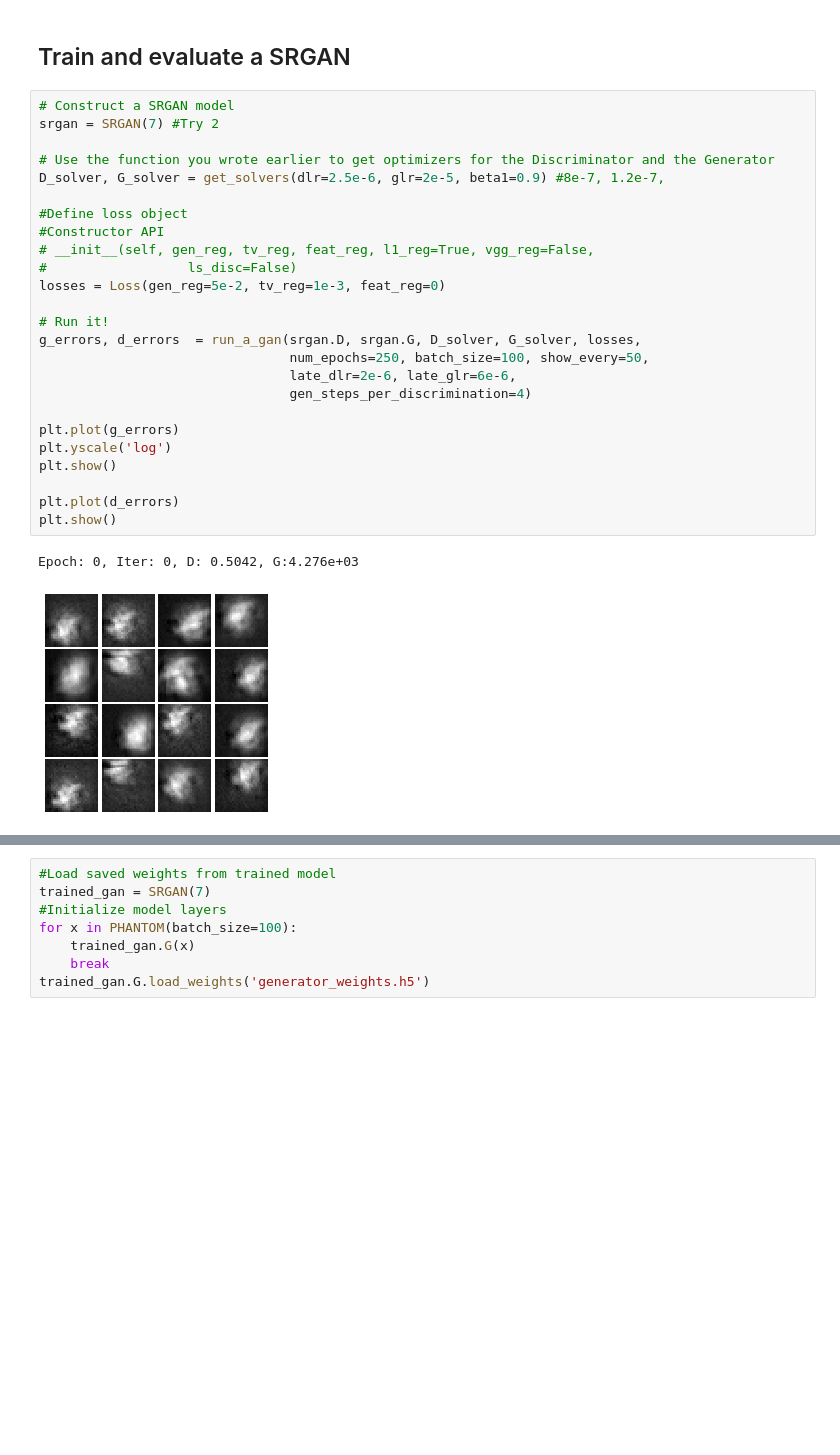
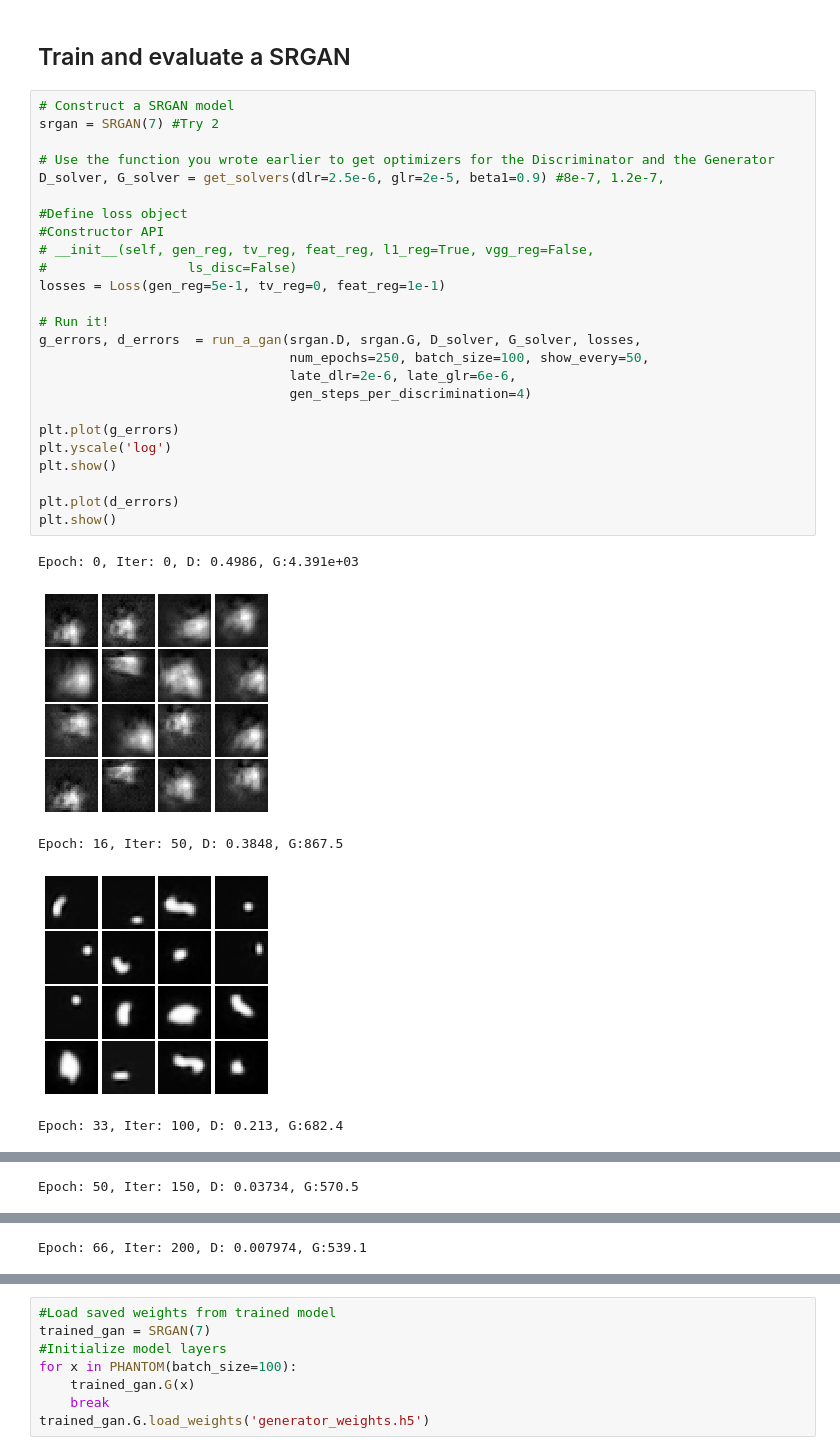
Before and after one commit to priyakasimbeg/cs231n, a Jupyter notebook: deployGAN.ipynb, the cells around one changed output, grey strips where cells are left out. Saved outputs shown, nothing was run; the diff lists cells and outputs as text; blank space fills up the shorter version.

```diff
--- a/deployGAN.ipynb
+++ b/deployGAN.ipynb
@@ -38,28 +38,31 @@ Epoch: 26, Iter: 80, D: 0.008194, G:1.845
 # %%
 # Construct a SRGAN model
 srgan = SRGAN(7) #Try 2
 
 # Use the function you wrote earlier to get optimizers for the Discriminator and the Generator
 D_solver, G_solver = get_solvers(dlr=2.5e-6, glr=2e-5, beta1=0.9) #8e-7, 1.2e-7,
 
 #Define loss object
 #Constructor API
 # __init__(self, gen_reg, tv_reg, feat_reg, l1_reg=True, vgg_reg=False,
 #                  ls_disc=False)
-losses = Loss(gen_reg=5e-2, tv_reg=1e-3, feat_reg=0)
+losses = Loss(gen_reg=5e-1, tv_reg=0, feat_reg=1e-1)
 
 # Run it!
 g_errors, d_errors  = run_a_gan(srgan.D, srgan.G, D_solver, G_solver, losses,
                                 num_epochs=250, batch_size=100, show_every=50,
                                 late_dlr=2e-6, late_glr=6e-6,
                                 gen_steps_per_discrimination=4)
 
 plt.plot(g_errors)
 plt.yscale('log')
 plt.show()
 
 plt.plot(d_errors)
 plt.show()
 # %% [output]
-Epoch: 0, Iter: 0, D: 0.5042, G:4.276e+03
+Epoch: 0, Iter: 0, D: 0.4986, G:4.391e+03
-[figure, old version]
+[figure, new version]
+Epoch: 16, Iter: 50, D: 0.3848, G:867.5
+[figure, added]
+Epoch: 33, Iter: 100, D: 0.213, G:682.4
@@ -65,0 +70 @@ Epoch: 0, Iter: 0, D: 0.5042, G:4.276e+03
+Epoch: 50, Iter: 150, D: 0.03734, G:570.5
@@ -65,0 +72 @@ Epoch: 0, Iter: 0, D: 0.5042, G:4.276e+03
+Epoch: 66, Iter: 200, D: 0.007974, G:539.1
```
Also changed, not shown: parts of 4 cells of this notebook.
